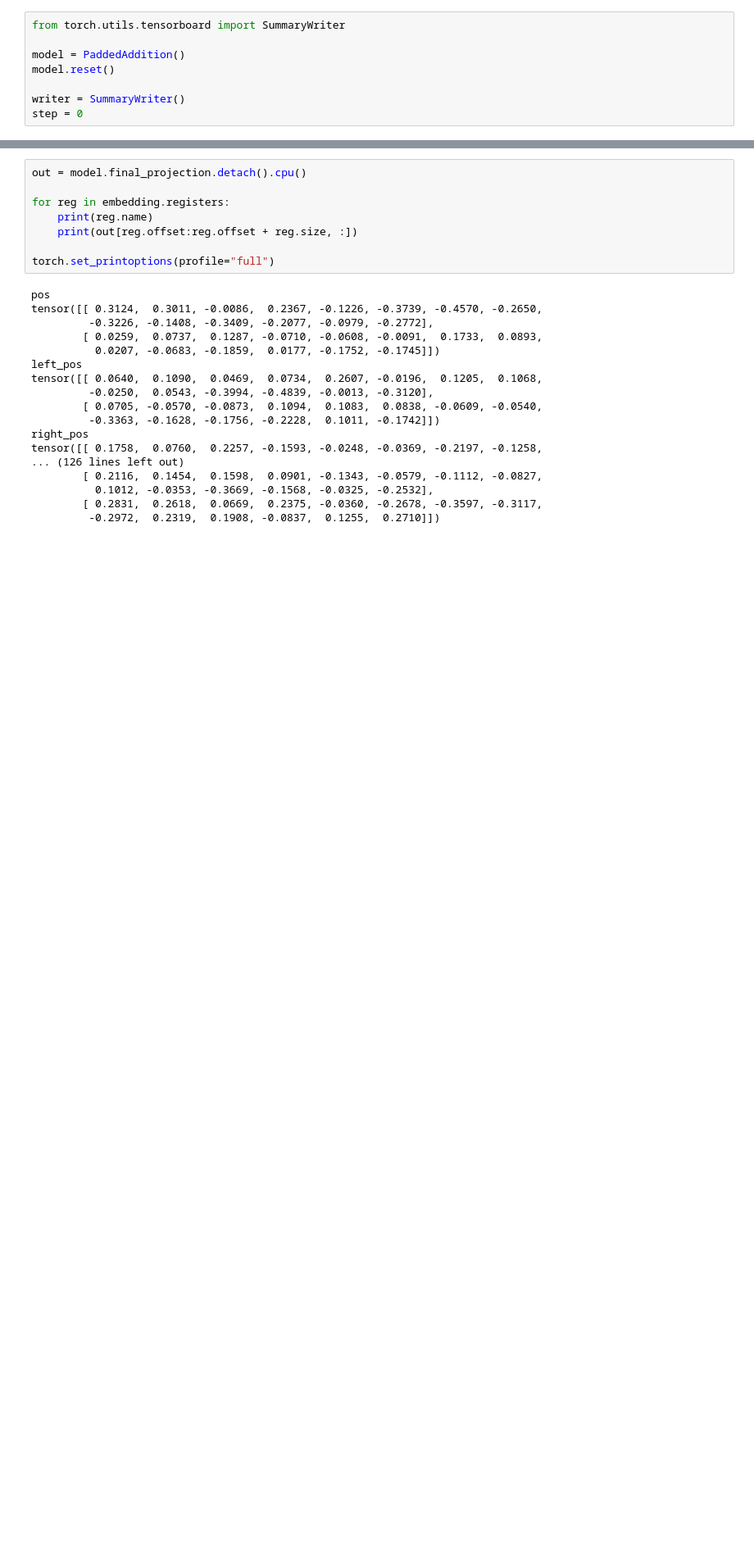
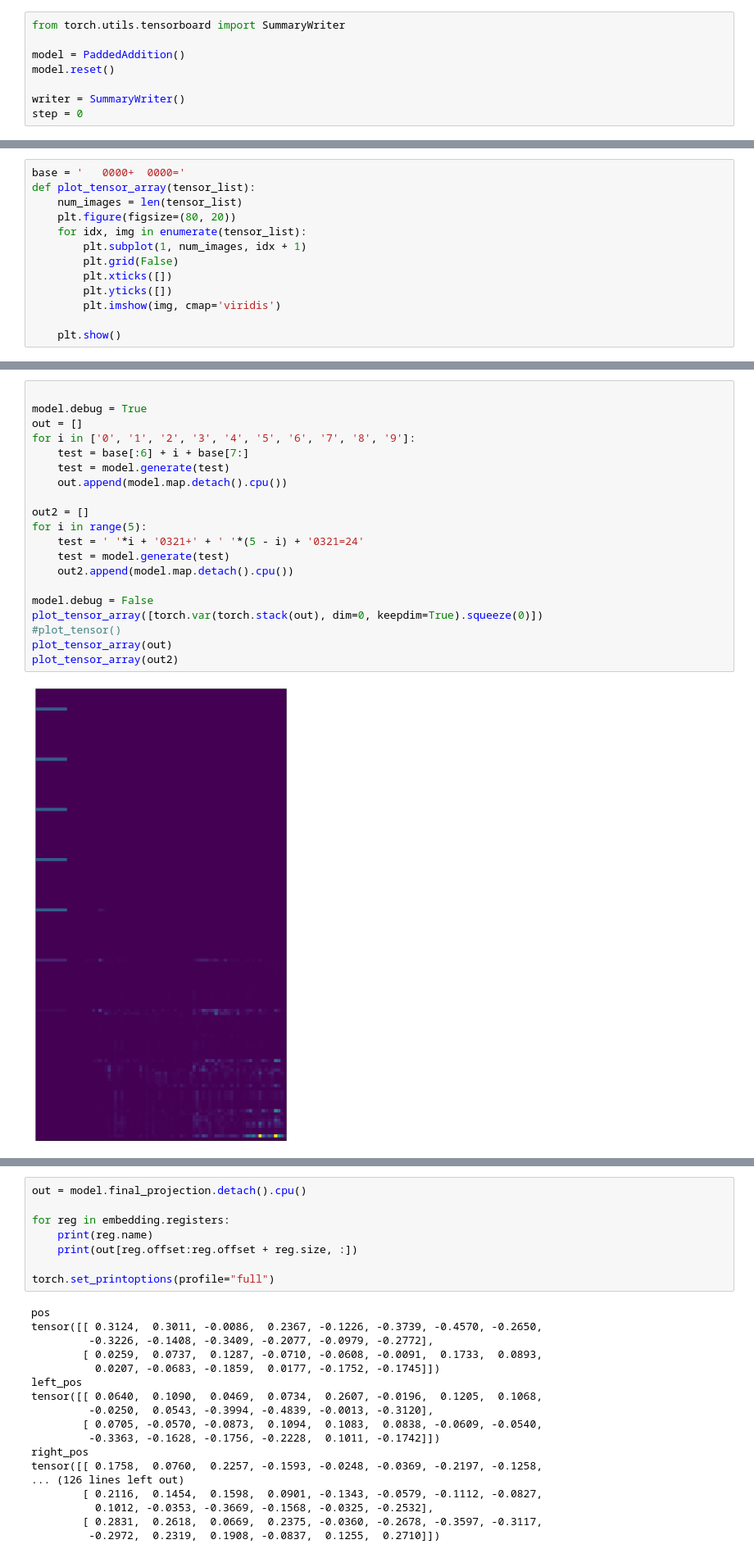
Before and after one commit to newhouseb/handcrafted, a Jupyter notebook: HandCrafted.ipynb, the cells around one changed output, grey strips where cells are left out. Shown at 82% size. Saved outputs shown, nothing was run; the diff lists cells and outputs as text; blank space fills up the shorter version.

```diff
--- a/HandCrafted.ipynb
+++ b/HandCrafted.ipynb
@@ -592,0 +672,13 @@ for i in range(4):
+# %%
+base = '   0000+  0000='
+def plot_tensor_array(tensor_list):
+    num_images = len(tensor_list)
+    plt.figure(figsize=(80, 20))
+    for idx, img in enumerate(tensor_list):
+        plt.subplot(1, num_images, idx + 1)
+        plt.grid(False)
+        plt.xticks([])
+        plt.yticks([])
+        plt.imshow(img, cmap='viridis')
+
+    plt.show()
@@ -592,0 +697,22 @@ for i in range(4):
+# %%
+
+model.debug = True
+out = []
+for i in ['0', '1', '2', '3', '4', '5', '6', '7', '8', '9']:
+    test = base[:6] + i + base[7:]
+    test = model.generate(test)
+    out.append(model.map.detach().cpu())
+
+out2 = []
+for i in range(5):
+    test = ' '*i + '0321+' + ' '*(5 - i) + '0321=24'
+    test = model.generate(test)
+    out2.append(model.map.detach().cpu())
+
+model.debug = False
+plot_tensor_array([torch.var(torch.stack(out), dim=0, keepdim=True).squeeze(0)])
+#plot_tensor()
+plot_tensor_array(out)
+plot_tensor_array(out2)
+# %% [output]
+[figure, added]
```
Also changed, not shown: parts of 14 cells of this notebook, 2 other files.
